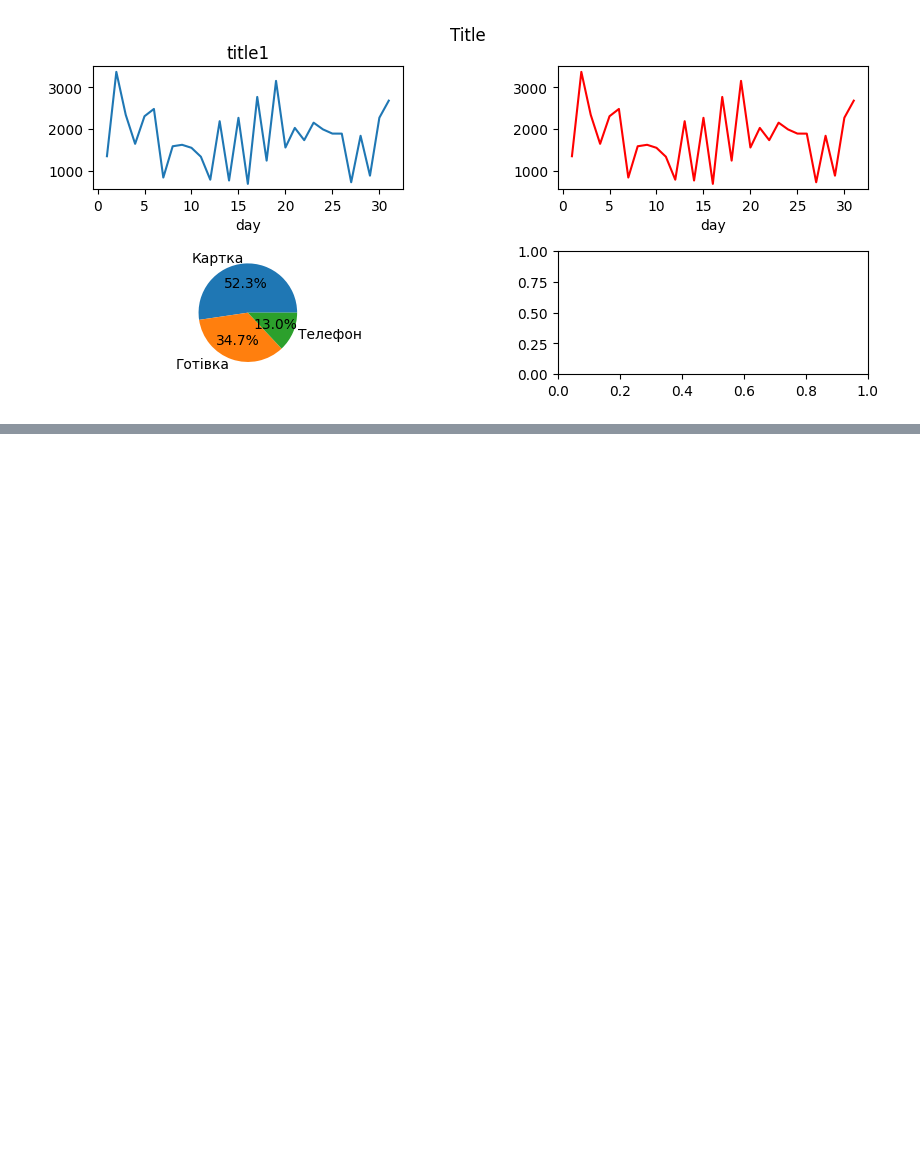
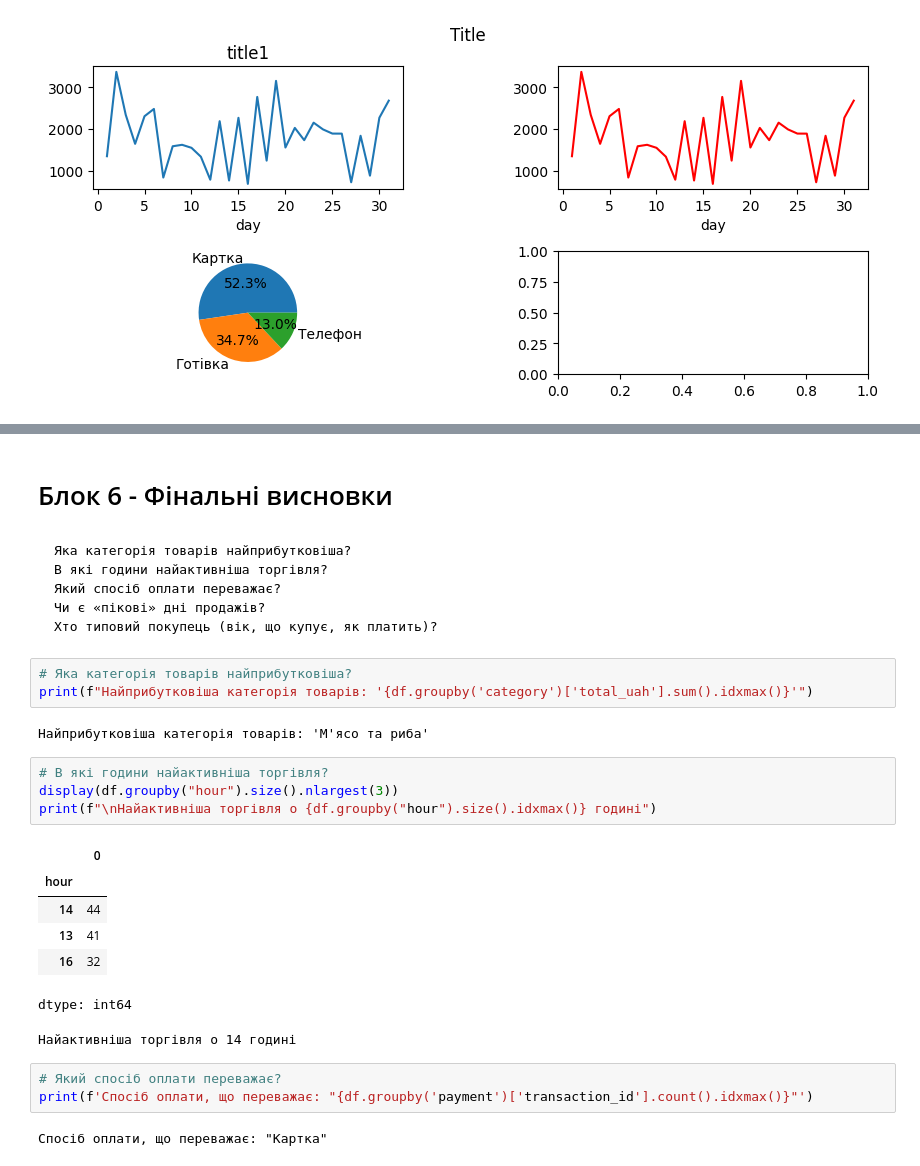
Before and after one commit to NadiiaIvashchuk/DTA_2026, a Jupyter notebook: project_store_sales_analysis/store_sales_analysis.ipynb, the cells around one changed output, grey strips where cells are left out. Saved outputs shown, nothing was run; the diff lists cells and outputs as text; blank space fills up the shorter version.

````diff
--- a/project_store_sales_analysis/store_sales_analysis.ipynb
+++ b/project_store_sales_analysis/store_sales_analysis.ipynb
@@ -809,0 +817,33 @@ plt.show()
+# %% [markdown]
+# Блок 6 - Фінальні висновки
+# %% [markdown]
+
+```
+Яка категорія товарів найприбутковіша?
+В які години найактивніша торгівля?
+Який спосіб оплати переважає?
+Чи є «пікові» дні продажів?
+Хто типовий покупець (вік, що купує, як платить)?
+```
+# %%
+# Яка категорія товарів найприбутковіша?
+print(f"Hайприбутковіша категорія товарів: '{df.groupby('category')['total_uah'].sum().idxmax()}'")
+# %% [output]
+Hайприбутковіша категорія товарів: 'М'ясо та риба'
+# %%
+# В які години найактивніша торгівля?
+display(df.groupby("hour").size().nlargest(3))
+print(f"\nHайактивніша торгівля o {df.groupby("hour").size().idxmax()} годині")
+# %% [output]
+|  | 0 |
+| hour |  |
+| 14 | 44 |
+| 13 | 41 |
+| 16 | 32 |
+dtype: int64
+Hайактивніша торгівля o 14 годині
+# %%
+# Який спосіб оплати переважає?
+print(f'Cпосіб оплати, що переважає: "{df.groupby('payment')['transaction_id'].count().idxmax()}"')
+# %% [output]
+Cпосіб оплати, що переважає: "Картка"
````
Also changed, not shown: parts of 8 cells of this notebook.
